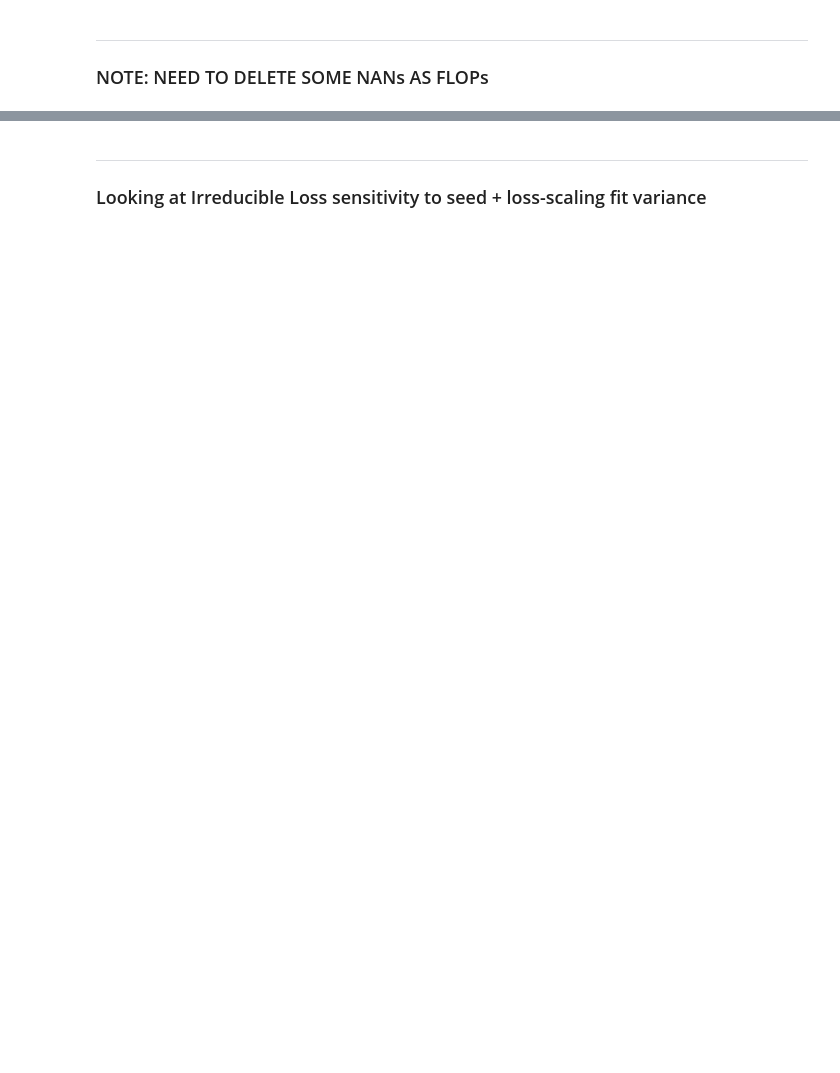
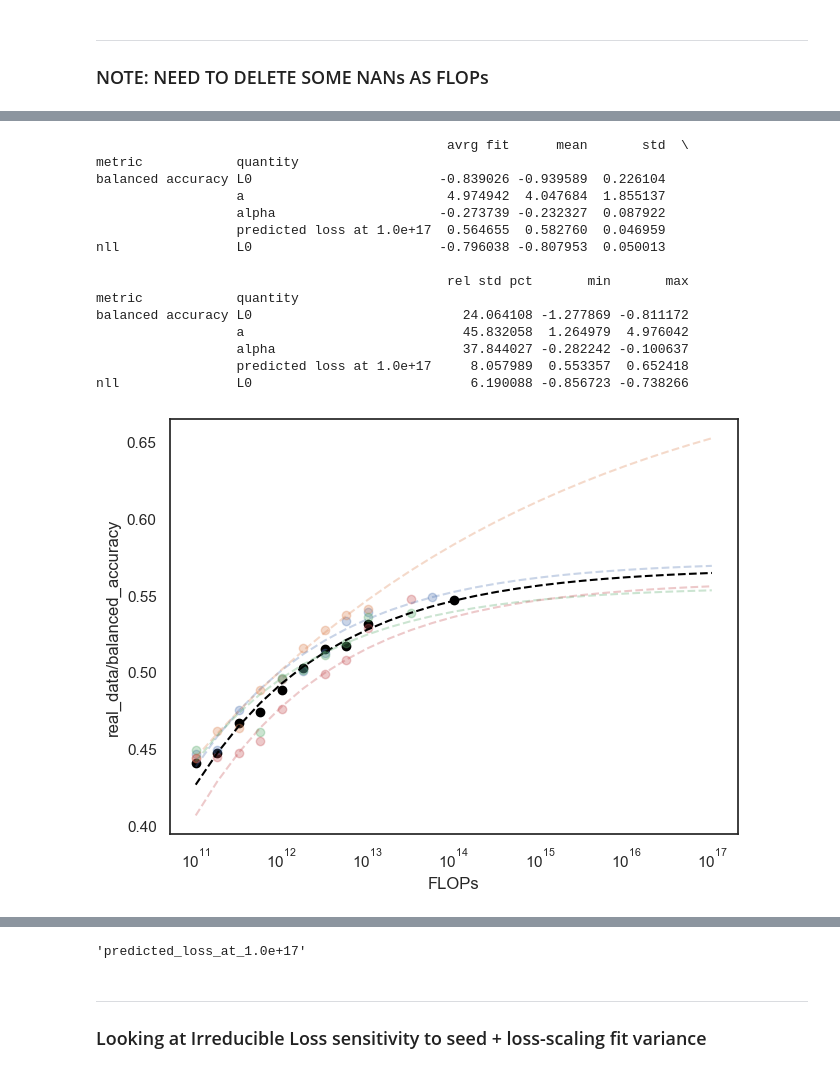
Before and after one commit to Neeratyoy/EffingScaling, a Jupyter notebook: playground/nano_seeds_jh.ipynb, the cells around one changed output, grey strips where cells are left out. Saved outputs shown, nothing was run; the diff lists cells and outputs as text; code cells hidden in the pictures; blank space fills up the shorter version.

```diff
--- a/playground/nano_seeds_jh.ipynb
+++ b/playground/nano_seeds_jh.ipynb
@@ -351,7 +427,7 @@ for metric in metrics:
     minimization = not maximization
 
 
-    if minimization:
+    if True: # minimization:
         initial_grid = initial_grid_min
         bounds = None
         func_form = functional_form_L0
@@ -364,10 +440,13 @@ for metric in metrics:
 
     ax.scatter(pareto[flops_column], pareto[metric], color="black")
 
+    X_data = pareto[flops_column].values
+    y_data = np.log(pareto[metric].values) if minimization else np.log(1-pareto[metric].values)
+
     best_params, best_loss = fit_parametric_form(
         func_form=func_form,
-        X_data=pareto[flops_column].values,
-        y_data=np.log(pareto[metric].values),
+        X_data=X_data,
+        y_data=y_data,
         initial_grid=list(product(*initial_grid)),
         bounds=bounds,
         delta=1e-3,
@@ -375,6 +454,7 @@ for metric in metrics:
     )
 
     y = func_form(FLOP_VALUES, best_params, return_log_loss=False)
+    y = y if minimization else (1 - y)
     ax.plot(
         FLOP_VALUES,
         y,
@@ -397,16 +477,20 @@ for metric in metrics:
 
         ax.scatter(pareto[flops_column], pareto[metric], alpha=0.3)
 
+        X_data = pareto[flops_column].values
+        y_data = np.log(pareto[metric].values) if minimization else np.log(1-pareto[metric].values)
+
         best_params, best_loss = fit_parametric_form(
             func_form=func_form,
-            X_data=pareto[flops_column].values,
-            y_data=np.log(pareto[metric].values),
+            X_data=X_data,
+            y_data=y_data,
             initial_grid=list(product(*initial_grid)),
             bounds=bounds,
             delta=1e-3,
             use_scipy=True,
         )
         y = func_form(FLOP_VALUES, best_params, return_log_loss=False)
+        y = y if minimization else (1 - y)
         ax.plot(
             FLOP_VALUES,
             y,
@@ -427,30 +511,47 @@ for metric in metrics:
     if minimization:
         ax.set_yscale("log")
 
     save_path = FIGURE_PATH / "mean_vs_individual_fit" / f"{metric}.pdf".replace("/", "_")
     save_path.parent.mkdir(parents=True, exist_ok=True)
     fig.savefig(save_path)
 
     seed_fits_metric = pd.DataFrame(seed_fits_metric)
     for column in seed_fits_metric.columns:
         seed_fits.append({
             "metric": metric.replace("_", " ").split("/")[-1],
             "quantity": column.replace("_", " ").replace("/", " "),
             "avrg fit": avrg_fit_metric[column],
             "mean": seed_fits_metric[column].mean(),
             "std": seed_fits_metric[column].std(),
             "rel std pct": abs(seed_fits_metric[column].std() / seed_fits_metric[column].mean()) * 100,
             "min": seed_fits_metric[column].min(),
             "max": seed_fits_metric[column].max(),
         })
 
 
 seed_fits = pd.DataFrame(seed_fits)
 seed_fits = seed_fits.set_index(["metric", "quantity"])
 
 latex_table = seed_fits.to_latex(index=True, float_format="%.2f")
 
 with (FIGURE_PATH / "mean_vs_individual_fit" / "latex_table.txt").open("w", encoding="utf-8") as f:
     f.write(latex_table)
 
 print(seed_fits.head())
+# %% [output]
+                                             avrg fit      mean       std  \
+metric            quantity
+balanced accuracy L0                        -0.839026 -0.939589  0.226104
+                  a                          4.974942  4.047684  1.855137
+                  alpha                     -0.273739 -0.232327  0.087922
+                  predicted loss at 1.0e+17  0.564655  0.582760  0.046959
+nll               L0                        -0.796038 -0.807953  0.050013
+
+                                             rel std pct       min       max
+metric            quantity
+balanced accuracy L0                           24.064108 -1.277869 -0.811172
+                  a                            45.832058  1.264979  4.976042
+                  alpha                        37.844027 -0.282242 -0.100637
+                  predicted loss at 1.0e+17     8.057989  0.553357  0.652418
+nll               L0                            6.190088 -0.856723 -0.738266
+[figure, added]
@@ -457,5 +562,7 @@ print(seed_fits.head())
 # %%
 column
+# %% [output]
+'predicted_loss_at_1.0e+17'
 # %% [markdown]
 ---
 
```
Also changed, not shown: parts of 7 cells of this notebook, 3 other files.
